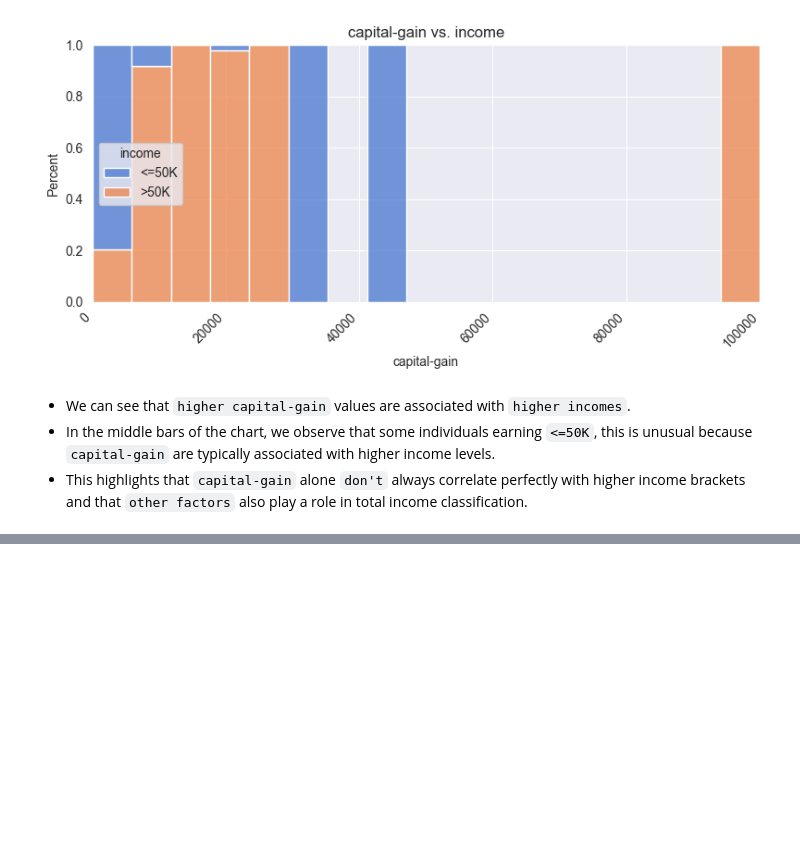
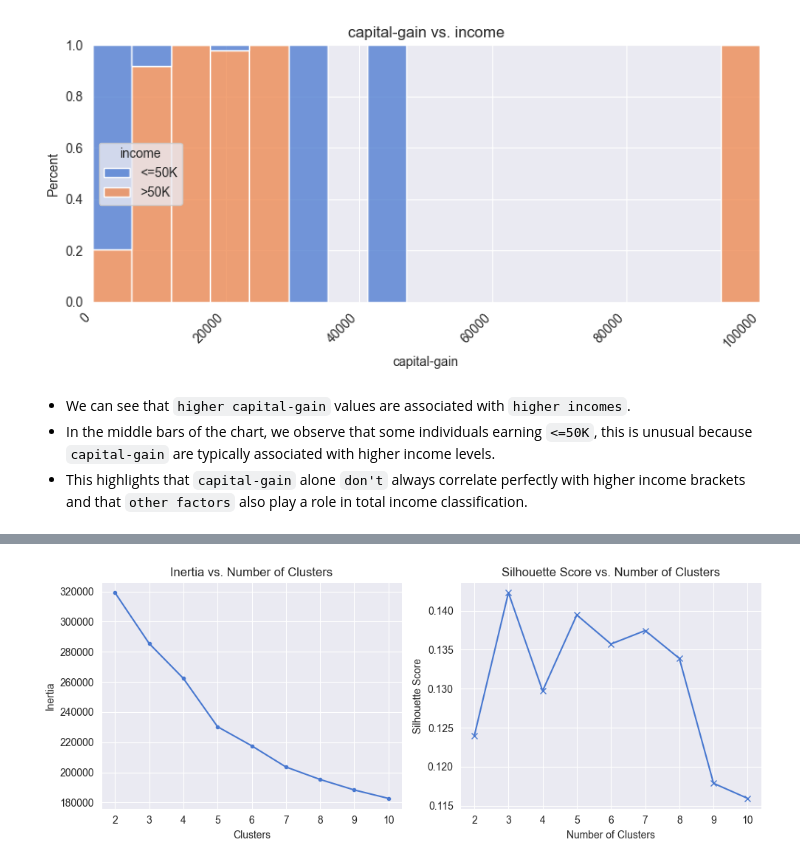
Before and after one commit to FoozBarakat/Predict-Income, a Jupyter notebook: main.ipynb, the cells around one changed output, grey strips where cells are left out. Drawn from its saved outputs; the diff is of its cells as text; code cells hidden in the pictures; blank space fills up the shorter version.

```diff
--- a/main.ipynb
+++ b/main.ipynb
@@ -666,0 +742,34 @@ plot_categorical_vs_target(df, x= 'capital-gain', y= 'income', target_type= 'cla
+# %%
+X_train_transformed= preprocessor.fit_transform(X_train)
+X_test_transformed= preprocessor.transform(X_test)
+# %%
+inertias = []
+silhouette_scores = []
+
+#Loop through k values between 2 and 10 and store the inertias in the list.
+for k in range(2,11):
+    kmeans = KMeans(n_clusters= k, n_init= 'auto', random_state= SEED)
+    kmeans.fit(X_train_transformed)
+    inertias.append(kmeans.inertia_)
+    silhouette_scores.append(silhouette_score(X_train_transformed, kmeans.labels_))
+
+# Create subplots
+fig, ax = plt.subplots(1, 2, figsize=(10, 4))
+
+# Plot the inertia scores
+ax[0].plot(range(2, 11), inertias, marker='.')
+ax[0].set_xlabel('Clusters')
+ax[0].set_ylabel('Inertia')
+ax[0].set_title('Inertia vs. Number of Clusters')
+
+# Plot the silhouette scores
+ax[1].plot(range(2, 11), silhouette_scores, marker='x')
+ax[1].set_xlabel('Number of Clusters')
+ax[1].set_ylabel('Silhouette Score')
+ax[1].set_title('Silhouette Score vs. Number of Clusters')
+
+# Adjust layout and display the plot
+plt.tight_layout()
+plt.show()
+# %% [output]
+[figure, added]
```
Also changed, not shown: parts of 38 cells of this notebook, 1 other file.
